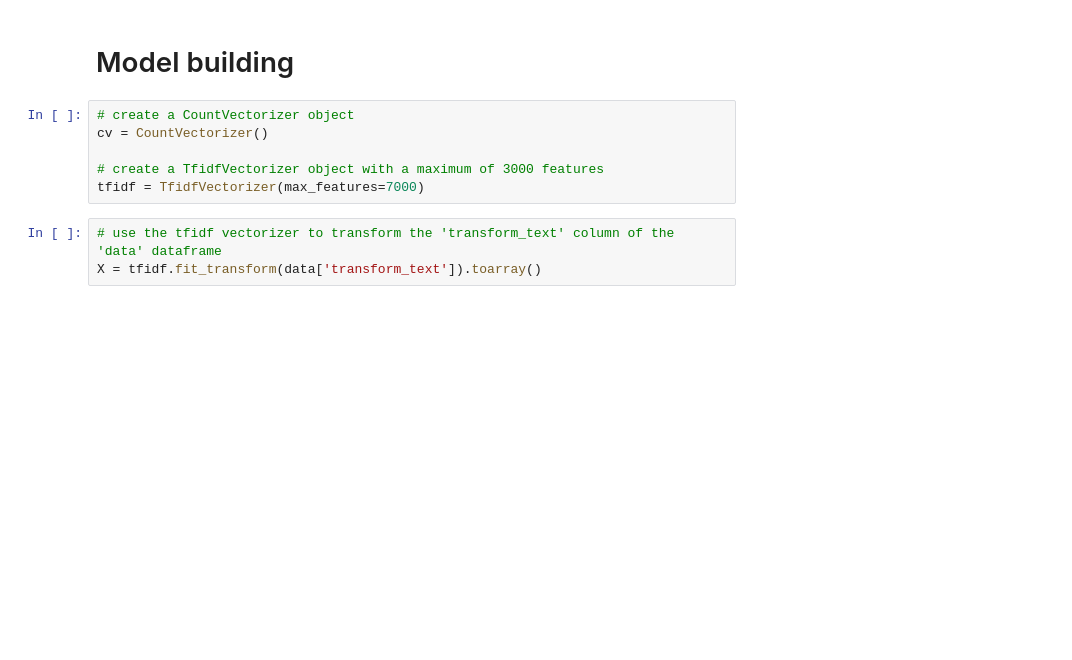
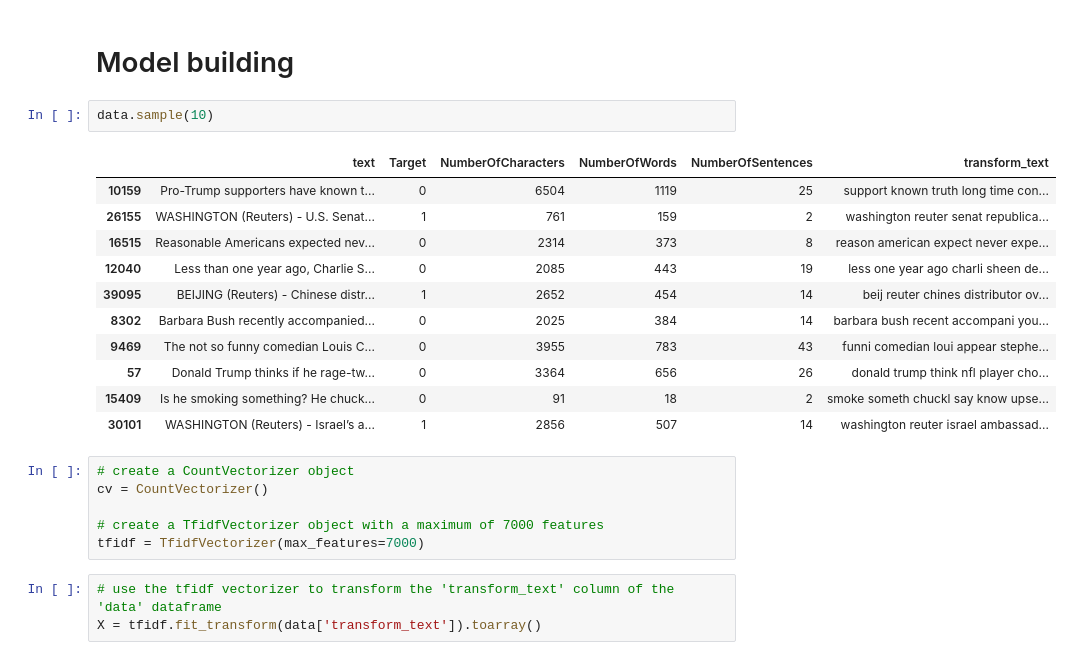
Before and after one commit to Jkhattak/FakeAndRealNews, a Jupyter notebook: main.ipynb, the cells around one changed output. Cells and saved outputs as stored; diff of their text form; blank space fills up the shorter version.

```diff
--- a/main.ipynb
+++ b/main.ipynb
@@ -653,10 +658,24 @@ plt.show()
 # %% [markdown]
 # Model building
+# %%
+data.sample(10)
+# %% [output]
+|  | text | Target | NumberOfCharacters | NumberOfWords | NumberOfSentences | transform_text |
+| 10159 | Pro-Trump supporters have known t... | 0 | 6504 | 1119 | 25 | support known truth long time con... |
+| 26155 | WASHINGTON (Reuters) - U.S. Senat... | 1 | 761 | 159 | 2 | washington reuter senat republica... |
+| 16515 | Reasonable Americans expected nev... | 0 | 2314 | 373 | 8 | reason american expect never expe... |
+| 12040 | Less than one year ago, Charlie S... | 0 | 2085 | 443 | 19 | less one year ago charli sheen de... |
+| 39095 | BEIJING (Reuters) - Chinese distr... | 1 | 2652 | 454 | 14 | beij reuter chines distributor ov... |
+| 8302 | Barbara Bush recently accompanied... | 0 | 2025 | 384 | 14 | barbara bush recent accompani you... |
+| 9469 | The not so funny comedian Louis C... | 0 | 3955 | 783 | 43 | funni comedian loui appear stephe... |
+| 57 | Donald Trump thinks if he rage-tw... | 0 | 3364 | 656 | 26 | donald trump think nfl player cho... |
+| 15409 | Is he smoking something? He chuck... | 0 | 91 | 18 | 2 | smoke someth chuckl say know upse... |
+| 30101 | WASHINGTON (Reuters) - Israel’s a... | 1 | 2856 | 507 | 14 | washington reuter israel ambassad... |
 # %%
 # create a CountVectorizer object
 cv = CountVectorizer()
 
-# create a TfidfVectorizer object with a maximum of 3000 features
+# create a TfidfVectorizer object with a maximum of 7000 features
 tfidf = TfidfVectorizer(max_features=7000)
 # %%
 # use the tfidf vectorizer to transform the 'transform_text' column of the 'data' dataframe
```
Also changed, not shown: parts of 21 cells of this notebook, 1 other file.
